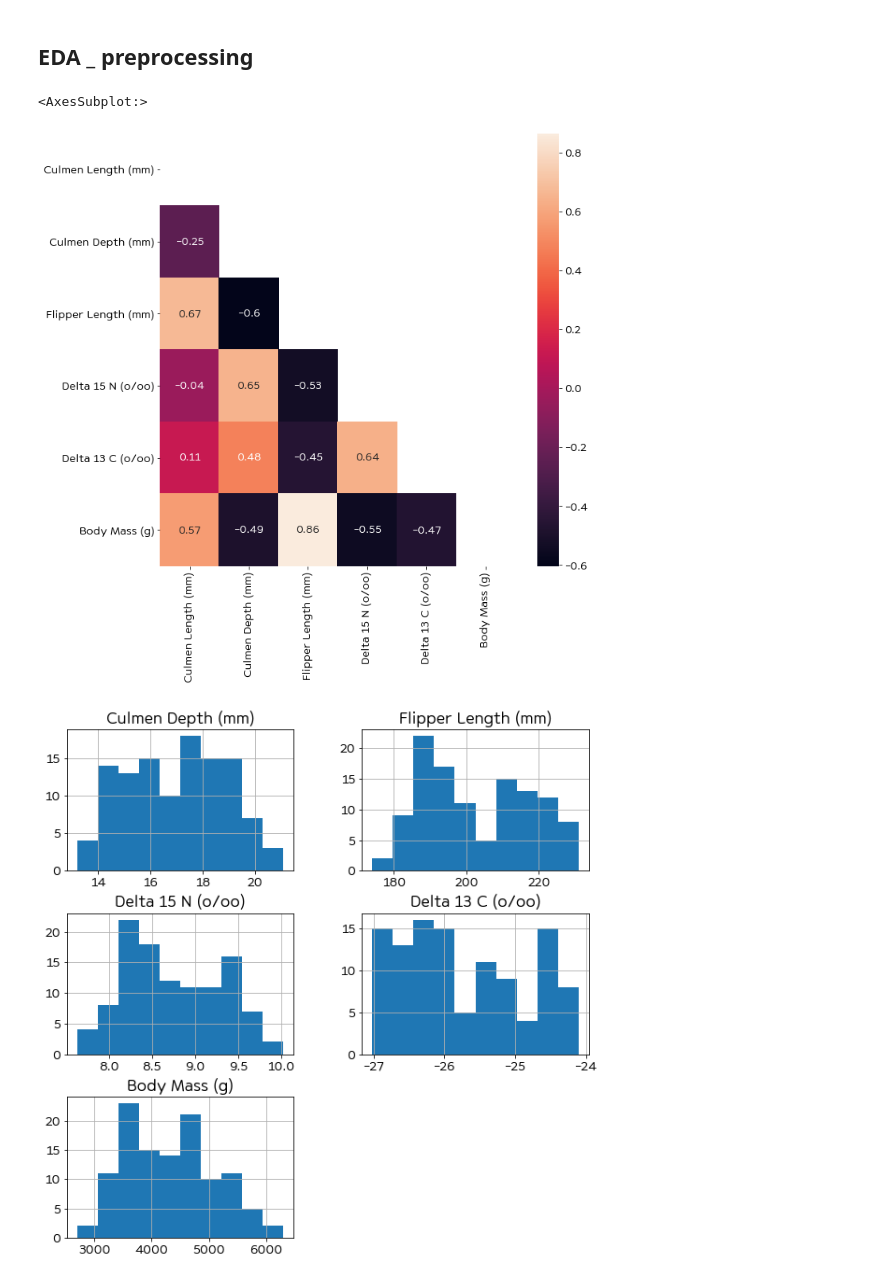
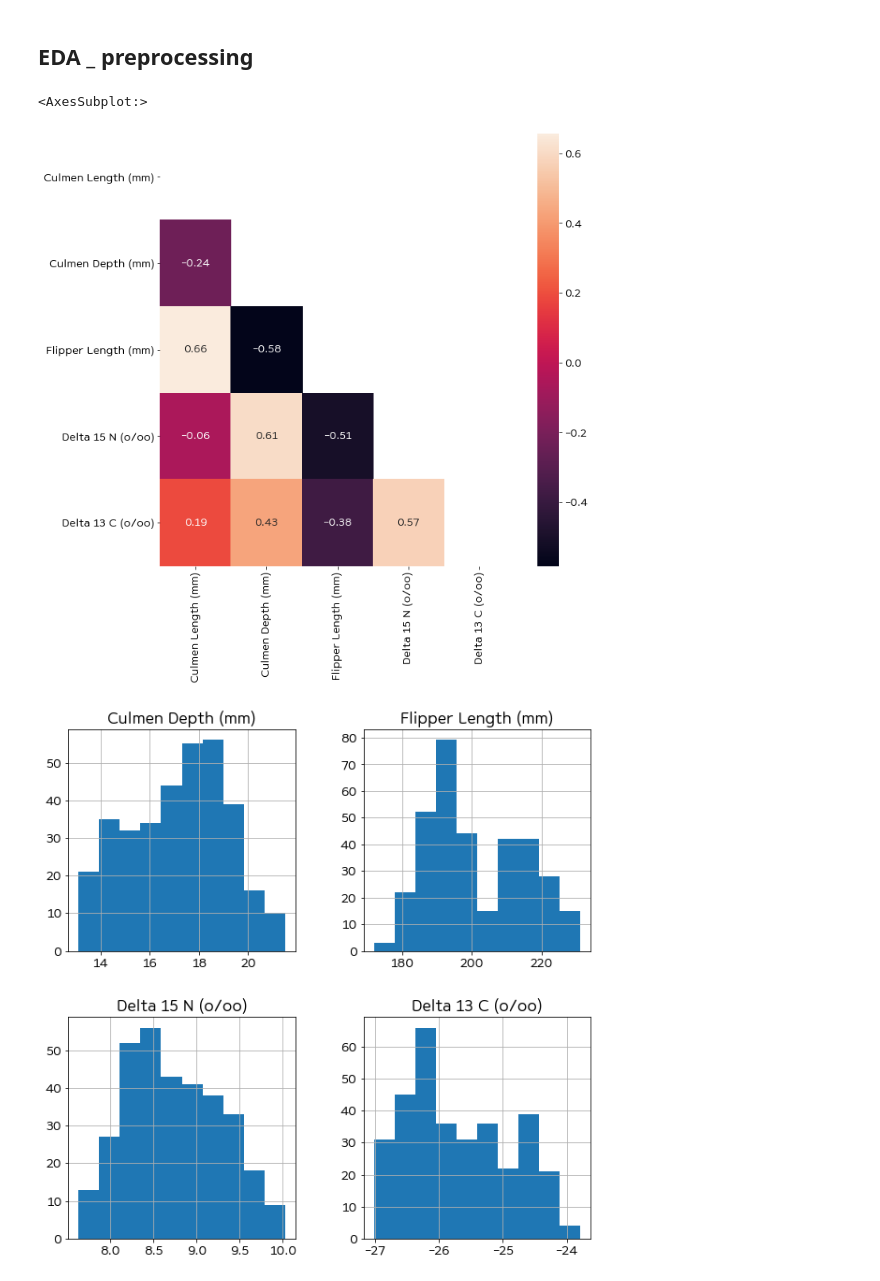
Before and after one commit to Douggy91/Practice-1, a Jupyter notebook: peng.ipynb, the cells around one changed output. Drawn from its saved outputs; the diff is of its cells as text; code cells hidden in the pictures.

```diff
--- a/peng.ipynb
+++ b/peng.ipynb
@@ -11,5 +11,8 @@ matplotlib.rcParams['axes.unicode_minus'] = False
 matplotlib.rcParams['font.size'] = 13
 warnings.filterwarnings('ignore')
 # %%
-df = pd.read_csv('train.csv', index_col = 'id')
-df.head()
+df1 = pd.read_csv('train.csv', index_col = 'id')
+df2 = pd.read_csv('test.csv', index_col = 'id')
+train_y = df1['Body Mass (g)']
+train_x = df1.drop(columns = 'Body Mass (g)')
+df=pd.concat([df2,train_x])
@@ -52,12 +46,12 @@ plt.figure(figsize=(10, 10))
 sns.heatmap(df.corr(), annot=True, mask=mask)
 # %% [output]
 <AxesSubplot:>
-[figure, old version]
+[figure, new version]
 # %%
-df[['Culmen Depth (mm)','Flipper Length (mm)', 'Delta 15 N (o/oo)', 'Delta 13 C (o/oo)', 'Body Mass (g)']].hist(figsize = (10,10))
+df[['Culmen Depth (mm)','Flipper Length (mm)', 'Delta 15 N (o/oo)', 'Delta 13 C (o/oo)']].hist(figsize = (10,10))
 plt.show()
 # %% [output]
-[figure, old version]
+[figure, new version]
 # %%
 sns.boxplot(data =df[['Delta 15 N (o/oo)']])
 # %% [output]
```
Also changed, not shown: parts of 11 cells of this notebook.
